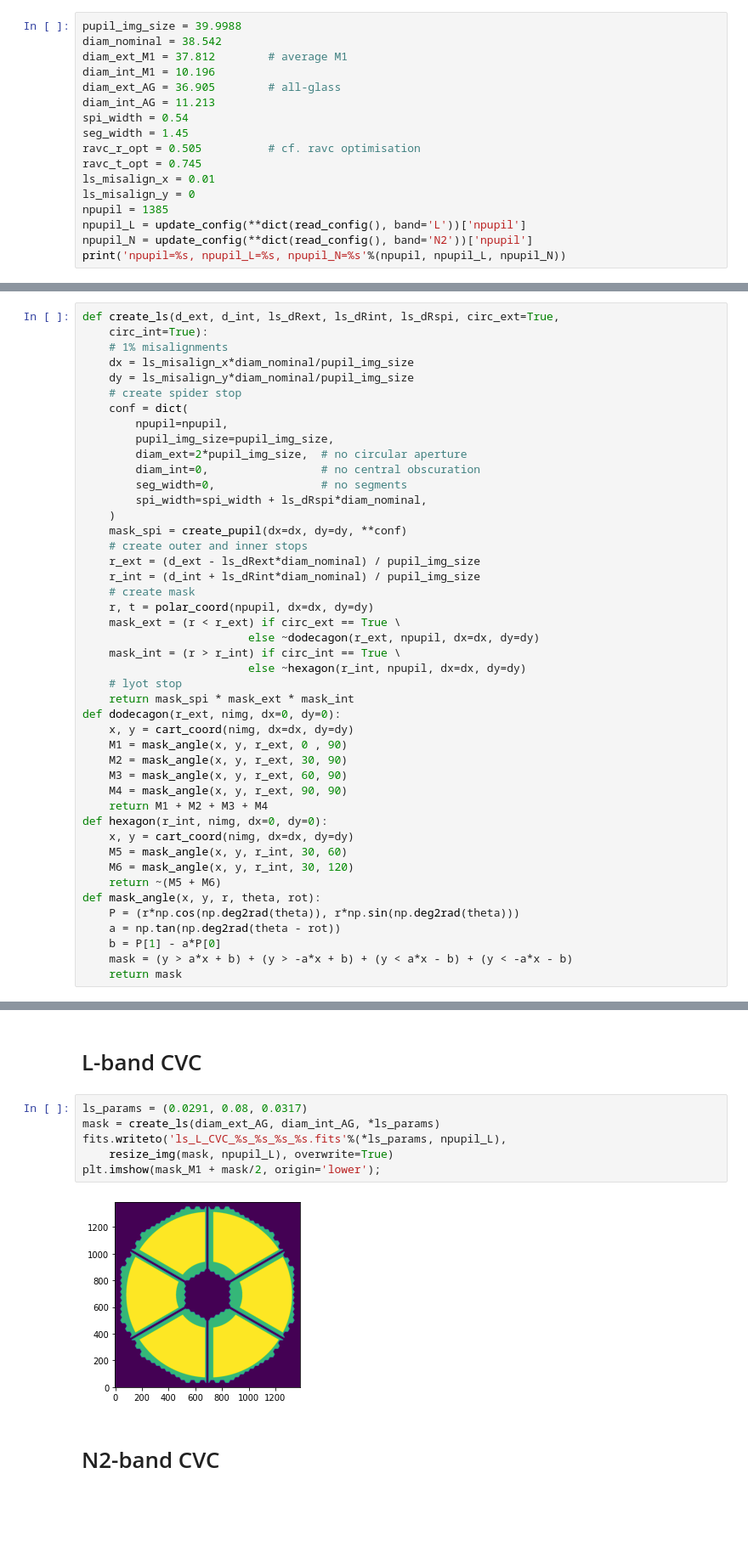
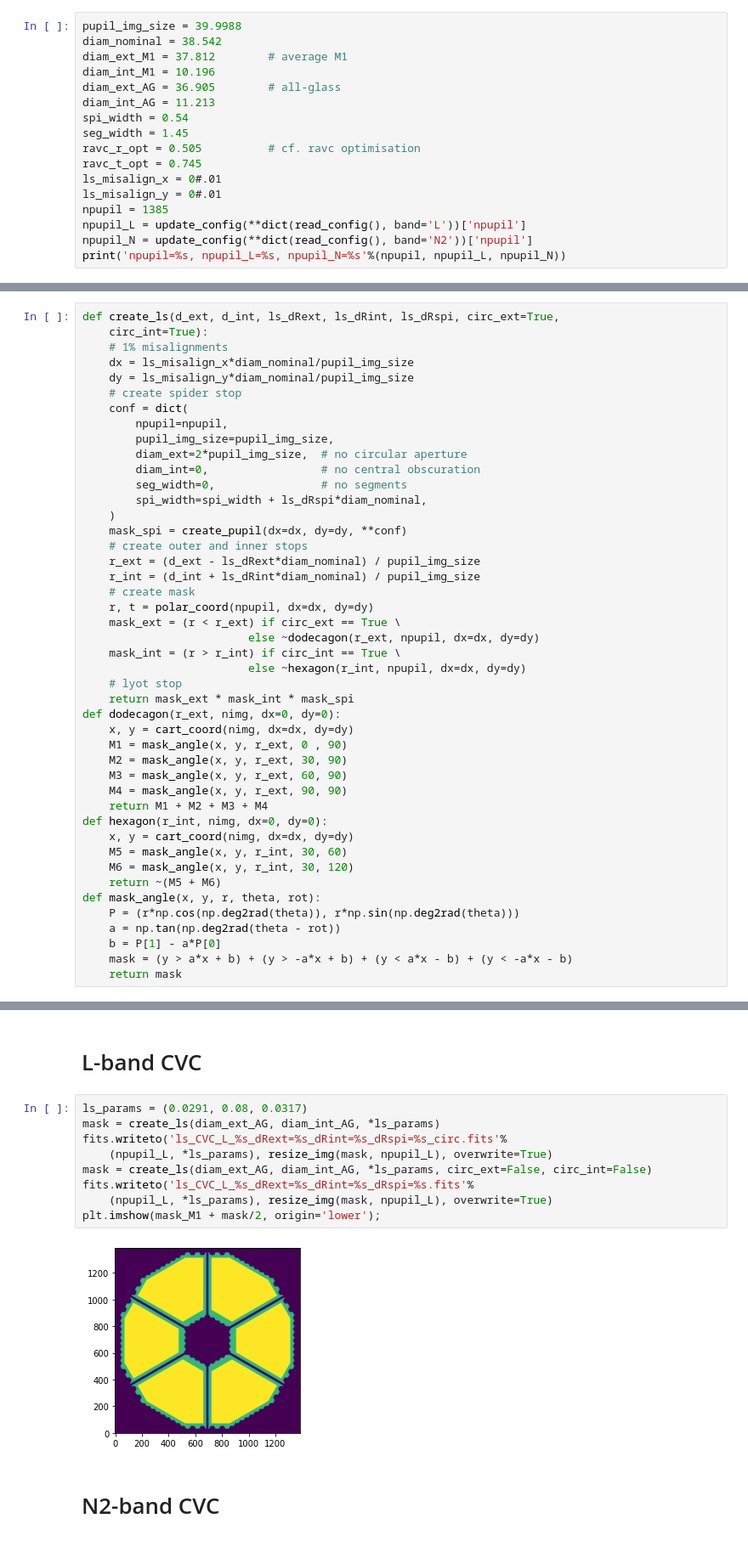
Before and after one commit to vortex-exoplanet/HEEPS, a Jupyter notebook: tools/create_lyotstops.ipynb, the cells around one changed output, grey strips where cells are left out. Shown at 85% size. Drawn from its saved outputs; the diff is of its cells as text; blank space fills up the shorter version.

```diff
--- a/tools/create_lyotstops.ipynb
+++ b/tools/create_lyotstops.ipynb
@@ -22,8 +22,8 @@ spi_width = 0.54
 seg_width = 1.45
 ravc_r_opt = 0.505          # cf. ravc optimisation
 ravc_t_opt = 0.745
-ls_misalign_x = 0.01
-ls_misalign_y = 0
+ls_misalign_x = 0#.01
+ls_misalign_y = 0#.01
 npupil = 1385
 npupil_L = update_config(**dict(read_config(), band='L'))['npupil']
 npupil_N = update_config(**dict(read_config(), band='N2'))['npupil']
@@ -58,7 +58,7 @@ def create_ls(d_ext, d_int, ls_dRext, ls_dRint, ls_dRspi, circ_ext=True,
     mask_int = (r > r_int) if circ_int == True \
                          else ~hexagon(r_int, npupil, dx=dx, dy=dy)
     # lyot stop
-    return mask_spi * mask_ext * mask_int
+    return mask_ext * mask_int * mask_spi
 def dodecagon(r_ext, nimg, dx=0, dy=0):
     x, y = cart_coord(nimg, dx=dx, dy=dy)
     M1 = mask_angle(x, y, r_ext, 0 , 90)
@@ -154,11 +154,14 @@ plt.imshow(mask_M1 + mask/2, origin='lower');
 # %%
 ls_params = (0.0291, 0.08, 0.0317)
 mask = create_ls(diam_ext_AG, diam_int_AG, *ls_params)
-fits.writeto('ls_L_CVC_%s_%s_%s_%s.fits'%(*ls_params, npupil_L),
-    resize_img(mask, npupil_L), overwrite=True)
+fits.writeto('ls_CVC_L_%s_dRext=%s_dRint=%s_dRspi=%s_circ.fits'%
+    (npupil_L, *ls_params), resize_img(mask, npupil_L), overwrite=True)
+mask = create_ls(diam_ext_AG, diam_int_AG, *ls_params, circ_ext=False, circ_int=False)
+fits.writeto('ls_CVC_L_%s_dRext=%s_dRint=%s_dRspi=%s.fits'%
+    (npupil_L, *ls_params), resize_img(mask, npupil_L), overwrite=True)
 plt.imshow(mask_M1 + mask/2, origin='lower');
 # %% [output]
-[figure, old version]
+[figure, new version]
 # %% [markdown]
 # N2-band CVC
 # %%
```
Also changed, not shown: parts of 4 cells of this notebook.
